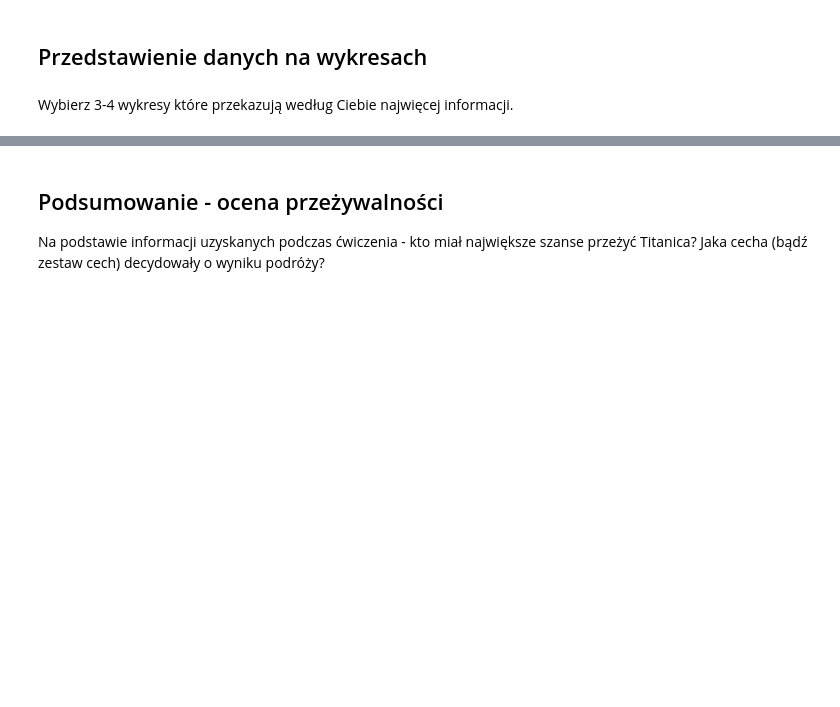
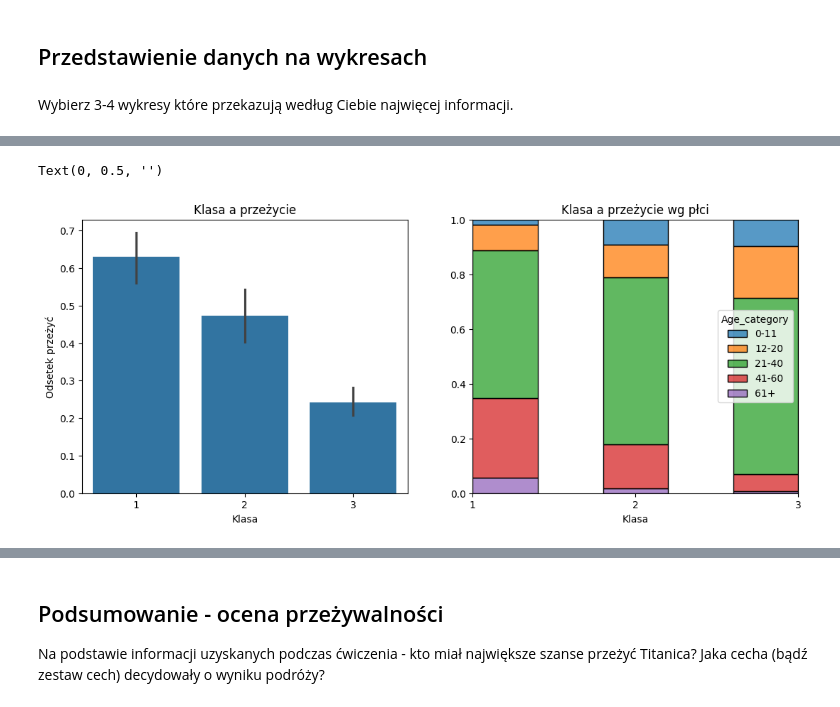
Before and after one commit to Zajecia-na-PWr-LR/lista-2-MateuszOlech, a Jupyter notebook: UczenieMaszynowe_25_26_Lista2.ipynb, the cells around one changed output, grey strips where cells are left out. Saved outputs shown, nothing was run; the diff lists cells and outputs as text; code cells hidden in the pictures; blank space fills up the shorter version.

```diff
--- a/UczenieMaszynowe_25_26_Lista2.ipynb
+++ b/UczenieMaszynowe_25_26_Lista2.ipynb
@@ -187,0 +218,16 @@ Wybierz 3-4 wykresy które przekazują według Ciebie najwięcej informacji.
+# %%
+fig, axes = plt.subplots(1, 2, figsize=(13, 5))
+
+sns.barplot(data=titanic, x='Pclass', y='Survived', ax=axes[0])
+axes[0].set_title('Klasa a przeżycie')
+axes[0].set_xlabel('Klasa')
+axes[0].set_ylabel('Odsetek przeżyć')
+
+sns.histplot(data=titanic, x='Pclass', hue='Age_category', multiple='fill', bins=5, ax=axes[1])
+axes[1].set_xticks([1, 2, 3])
+axes[1].set_title('Klasa a przeżycie wg płci')
+axes[1].set_xlabel('Klasa')
+axes[1].set_ylabel('')
+# %% [output]
+Text(0, 0.5, '')
+[figure, added]
```
Also changed, not shown: parts of 8 cells of this notebook.
